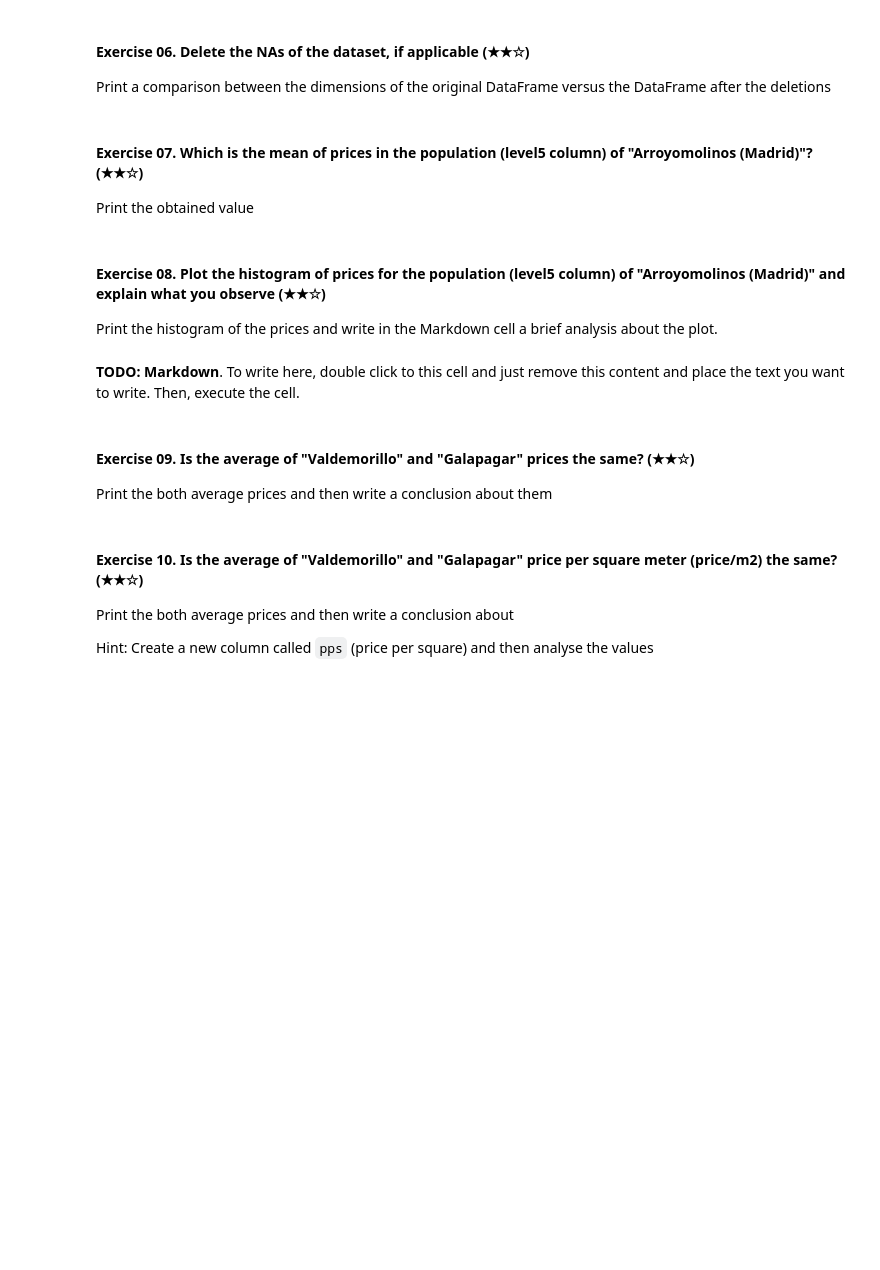
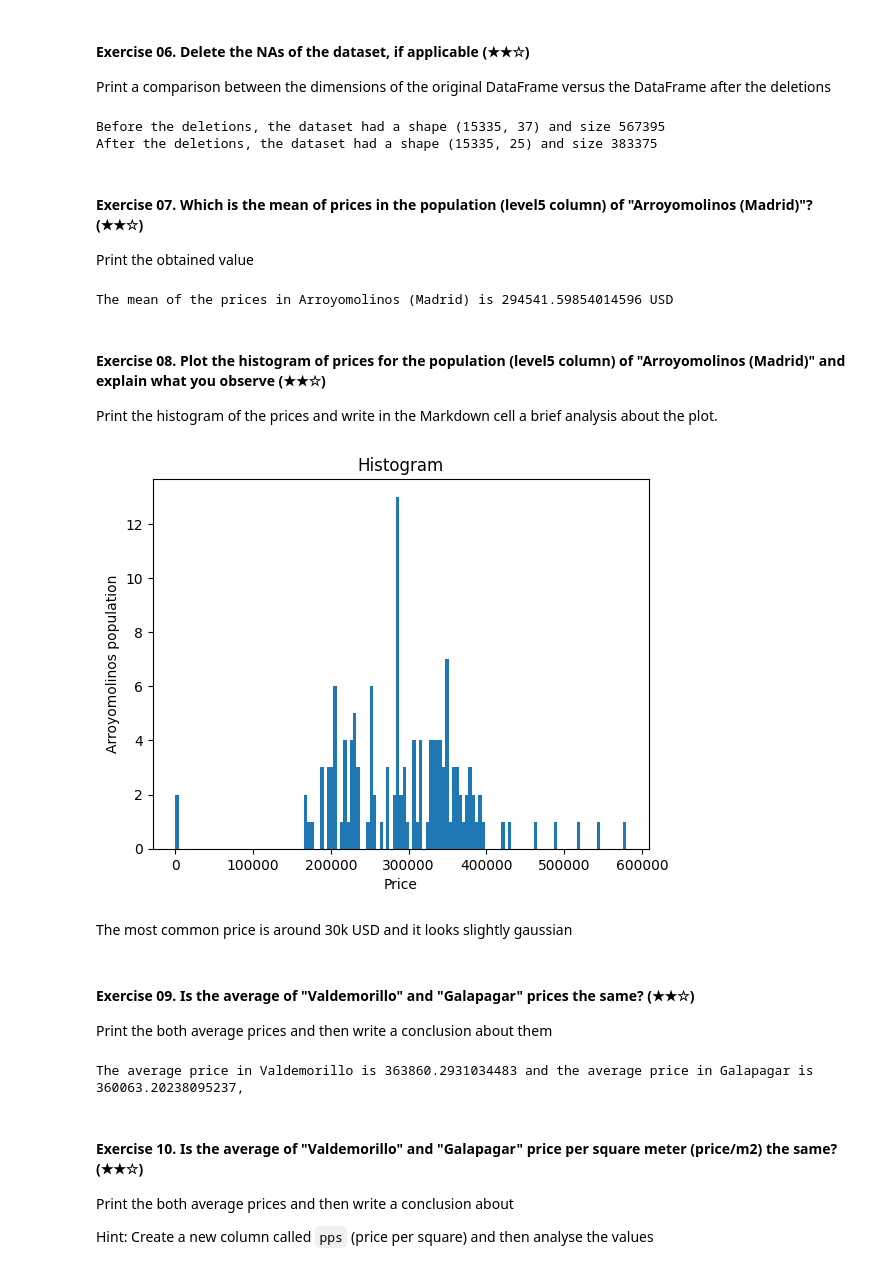
Before and after one commit to paulaechemendia/realestate-datacleanup-exercise, a Jupyter notebook: project.ipynb, the cells around one changed output. Cells and saved outputs as stored; diff of their text form; code cells hidden in the pictures; blank space fills up the shorter version.

```diff
--- a/project.ipynb
+++ b/project.ipynb
@@ -99,27 +152,88 @@ Print a boolean value (`true` or `fase`) followed by the rows/cols that contains
 
 Print a comparison between the dimensions of the original DataFrame versus the DataFrame after the deletions
 # %%
-# TODO
+import pandas as pd
+import numpy as np
+
+# this CSV file contains semicolons instead of comas as separator
+ds = pd.read_csv('assets/real_estate.csv', sep=';')
+
+
+print('Before the deletions, the dataset had a shape ' + str(ds.shape) + ' and size ' + str(ds.size))
+
+
+nancolumns = ds.columns[ds.isna().any()].tolist()
+
+newds = ds.drop(nancolumns, axis = 1)
+
+
+
+print('After the deletions, the dataset had a shape ' + str(newds.shape) + ' and size ' + str(newds.size))
+# %% [output]
+Before the deletions, the dataset had a shape (15335, 37) and size 567395
+After the deletions, the dataset had a shape (15335, 25) and size 383375
 # %% [markdown]
 #### Exercise 07. Which is the mean of prices in the population (level5 column) of "Arroyomolinos (Madrid)"? (★★☆)
 
 Print the obtained value
 # %%
-# TODO
+import pandas as pd
+import numpy as np
+
+# this CSV file contains semicolons instead of comas as separator
+ds = pd.read_csv('assets/real_estate.csv', sep=';')
+
+indcs = ds[ds['level5']== 'Arroyomolinos (Madrid)'].index.values
+pricesmean = ds['price'][indcs].mean()
+
+print('The mean of the prices in Arroyomolinos (Madrid) is ' + str(pricesmean) + ' USD')
+# %% [output]
+The mean of the prices in Arroyomolinos (Madrid) is 294541.59854014596 USD
 # %% [markdown]
 #### Exercise 08. Plot the histogram of prices for the population (level5 column) of "Arroyomolinos (Madrid)" and explain what you observe (★★☆)
 
 Print the histogram of the prices and write in the Markdown cell a brief analysis about the plot.
 # %%
-# TODO: Code
+import pandas as pd
+import numpy as np
+import matplotlib.pyplot as plt
+
+
+# this CSV file contains semicolons instead of comas as separator
+ds = pd.read_csv('assets/real_estate.csv', sep=';')
+
+indcs = ds[ds['level5']== 'Arroyomolinos (Madrid)'].index.values
+prices = ds['price'][indcs]
+plt.hist(prices, bins = len(prices))
+
+plt.title("Histogram")
+plt.xlabel('Price')
+plt.ylabel('Arroyomolinos population')
+plt.show()
+# %% [output]
+[figure, added]
 # %% [markdown]
-**TODO: Markdown**. To write here, double click to this cell and just remove this content and place the text you want to write. Then, execute the cell.
+The most common price is around 30k USD and it looks slightly gaussian
 # %% [markdown]
 #### Exercise 09. Is the average of "Valdemorillo" and "Galapagar" prices the same? (★★☆)
 
 Print the both average prices and then write a conclusion about them
 # %%
-# TODO
+import pandas as pd
+import numpy as np
+
+# this CSV file contains semicolons instead of comas as separator
+ds = pd.read_csv('assets/real_estate.csv', sep=';')
+
+indcsVAL = ds[ds['level5']== 'Valdemorillo'].index.values
+meanVAL = ds['price'][indcsVAL].mean()
+
+indcsGAL = ds[ds['level5']== 'Galapagar'].index.values
+meanGAL = ds['price'][indcsGAL].mean()
+
+print('The average price in Valdemorillo is ' +str(meanVAL)+ ' and the average price in Galapagar is ' + str(meanGAL) + ', so they are not the same')
+# %% [output]
+The average price in Valdemorillo is 363860.2931034483 and the average price in Galapagar is 360063.20238095237,
 # %% [markdown]
 #### Exercise 10. Is the average of "Valdemorillo" and "Galapagar" price per square meter (price/m2) the same? (★★☆)
 
```
Also changed, not shown: parts of 14 cells of this notebook.
